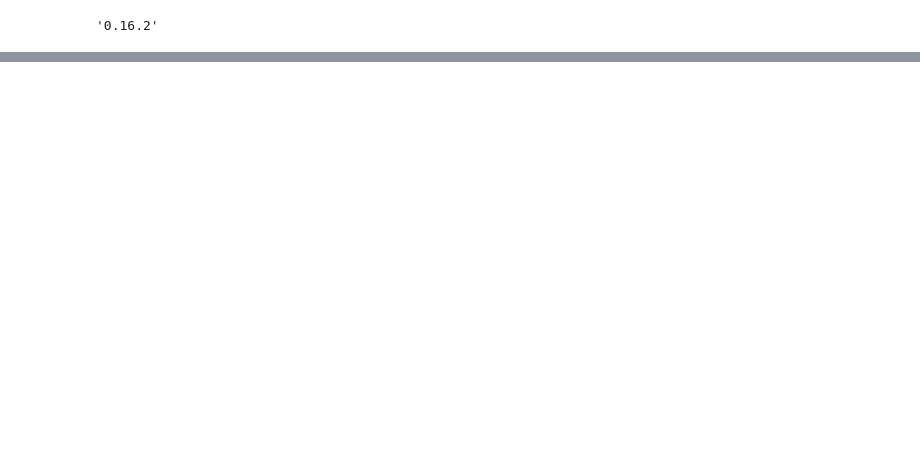
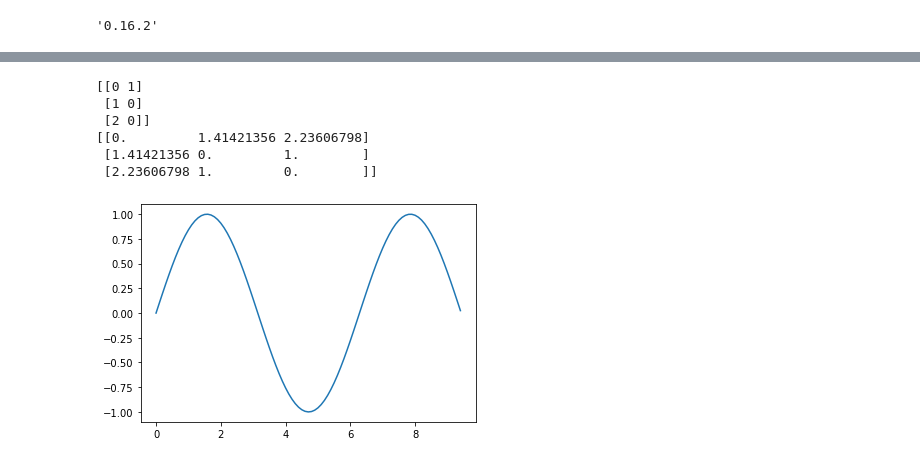
Before and after one commit to Daehan0626/introduction_to_ml_with_python, a Jupyter notebook: chapter0/image.ipynb, the cells around one changed output, grey strips where cells are left out. Saved outputs shown, nothing was run; the diff lists cells and outputs as text; code cells hidden in the pictures; blank space fills up the shorter version.

Commit message:
matplot, scipy update

```diff
--- a/chapter0/image.ipynb
+++ b/chapter0/image.ipynb
@@ -20,0 +24,31 @@ AttributeError: module 'skimage' has no attribute 'transform'
+# %%
+import numpy as np
+from scipy.spatial.distance import pdist, squareform
+
+x = np.array([[0,1],[1,0],[2,0]])
+print(x)
+
+d = squareform(pdist(x,'euclidean'))
+print(d)
+# %% [output]
+[[0 1]
+ [1 0]
+ [2 0]]
+[[0.         1.41421356 2.23606798]
+ [1.41421356 0.         1.        ]
+ [2.23606798 1.         0.        ]]
+# %%
+#Matplotlib
+
+#Plotting
+
+import numpy as np
+import matplotlib.pyplot as plt
+
+x = np.arange(0,3*np.pi,0.1)
+y = np.sin(x)
+
+plt.plot(x,y)
+plt.show()
+# %% [output]
+[figure, added]
```
Also changed, not shown: parts of 4 cells of this notebook.
